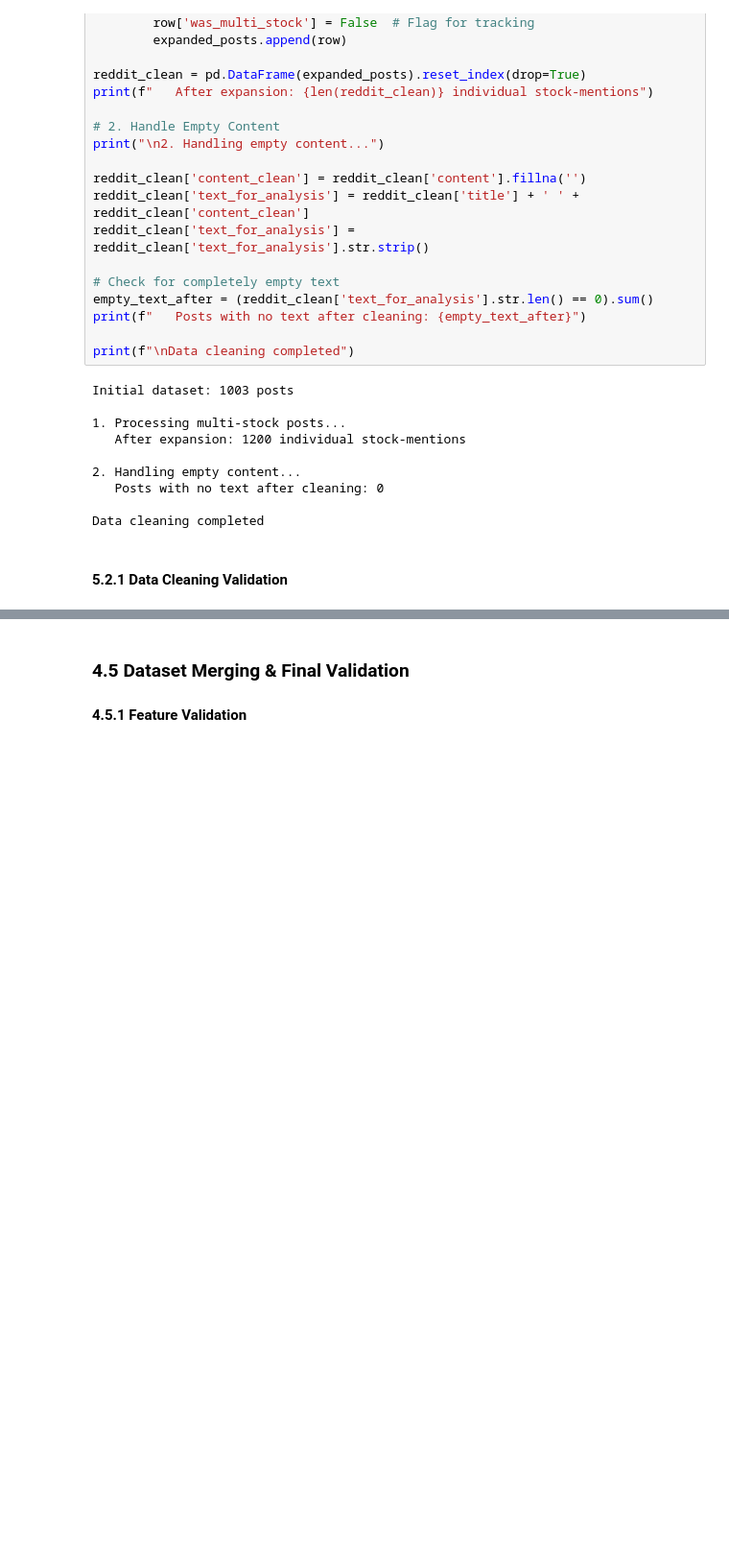
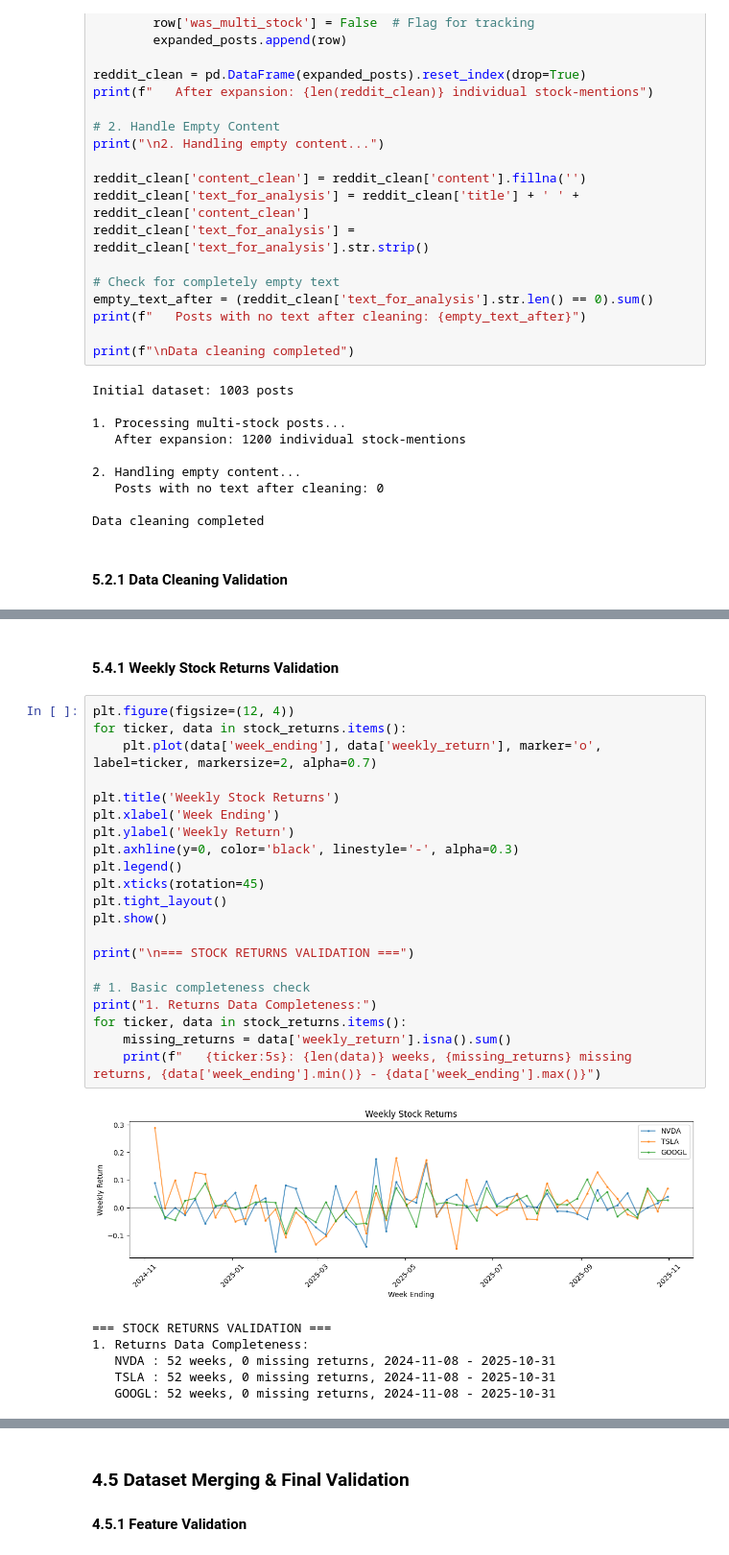
Before and after one commit to Raumfahrer007/stock_news_analyzer, a Jupyter notebook: notebooks/stock_news_analyzer_project.ipynb, the cells around one changed output, grey strips where cells are left out. Shown at 96% size. Drawn from its saved outputs; the diff is of its cells as text; blank space fills up the shorter version.

```diff
--- a/notebooks/stock_news_analyzer_project.ipynb
+++ b/notebooks/stock_news_analyzer_project.ipynb
@@ -934,0 +977,30 @@ Calculating stock returns...
+# %% [markdown]
+#### 5.4.1 Weekly Stock Returns Validation
+# %%
+plt.figure(figsize=(12, 4))
+for ticker, data in stock_returns.items():
+    plt.plot(data['week_ending'], data['weekly_return'], marker='o', label=ticker, markersize=2, alpha=0.7)
+
+plt.title('Weekly Stock Returns')
+plt.xlabel('Week Ending')
+plt.ylabel('Weekly Return')
+plt.axhline(y=0, color='black', linestyle='-', alpha=0.3)
+plt.legend()
+plt.xticks(rotation=45)
+plt.tight_layout()
+plt.show()
+
+print("\n=== STOCK RETURNS VALIDATION ===")
+
+# 1. Basic completeness check
+print("1. Returns Data Completeness:")
+for ticker, data in stock_returns.items():
+    missing_returns = data['weekly_return'].isna().sum()
+    print(f"   {ticker:5s}: {len(data)} weeks, {missing_returns} missing returns, {data['week_ending'].min()} - {data['week_ending'].max()}")
+# %% [output]
+[figure, added]
+=== STOCK RETURNS VALIDATION ===
+1. Returns Data Completeness:
+   NVDA : 52 weeks, 0 missing returns, 2024-11-08 - 2025-10-31
+   TSLA : 52 weeks, 0 missing returns, 2024-11-08 - 2025-10-31
+   GOOGL: 52 weeks, 0 missing returns, 2024-11-08 - 2025-10-31
```
Also changed, not shown: parts of 15 cells of this notebook.
